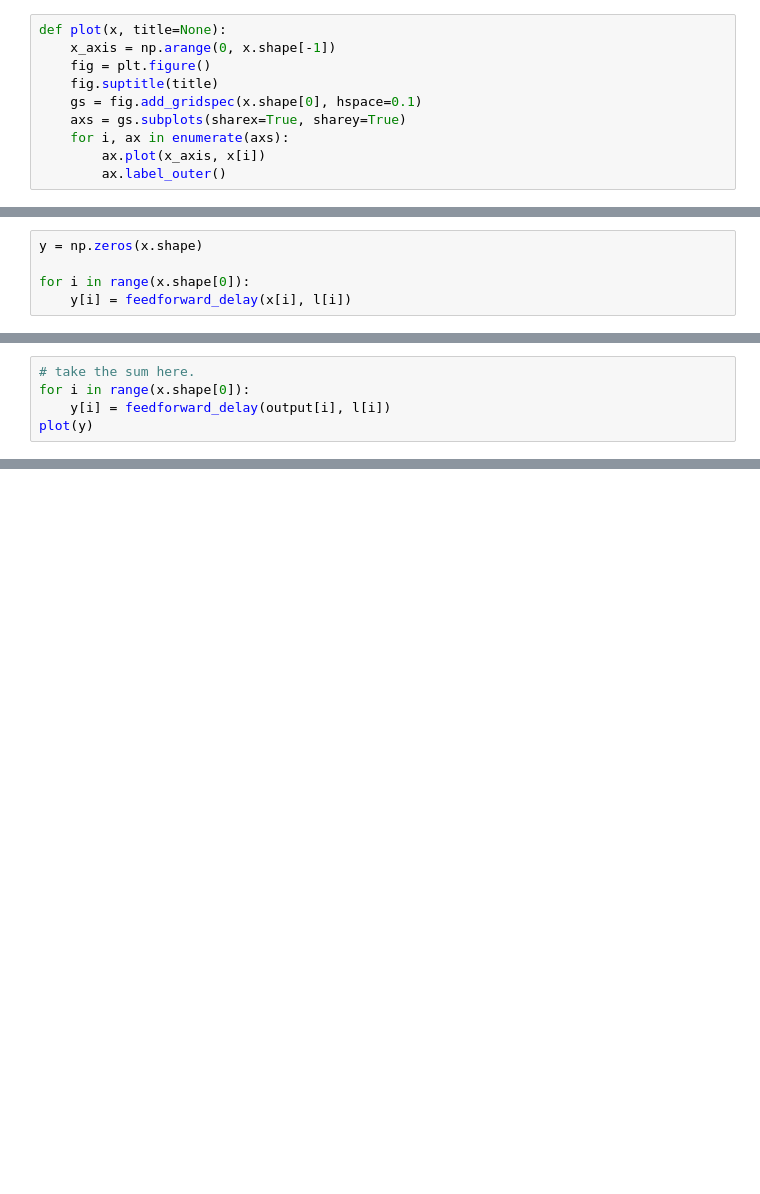
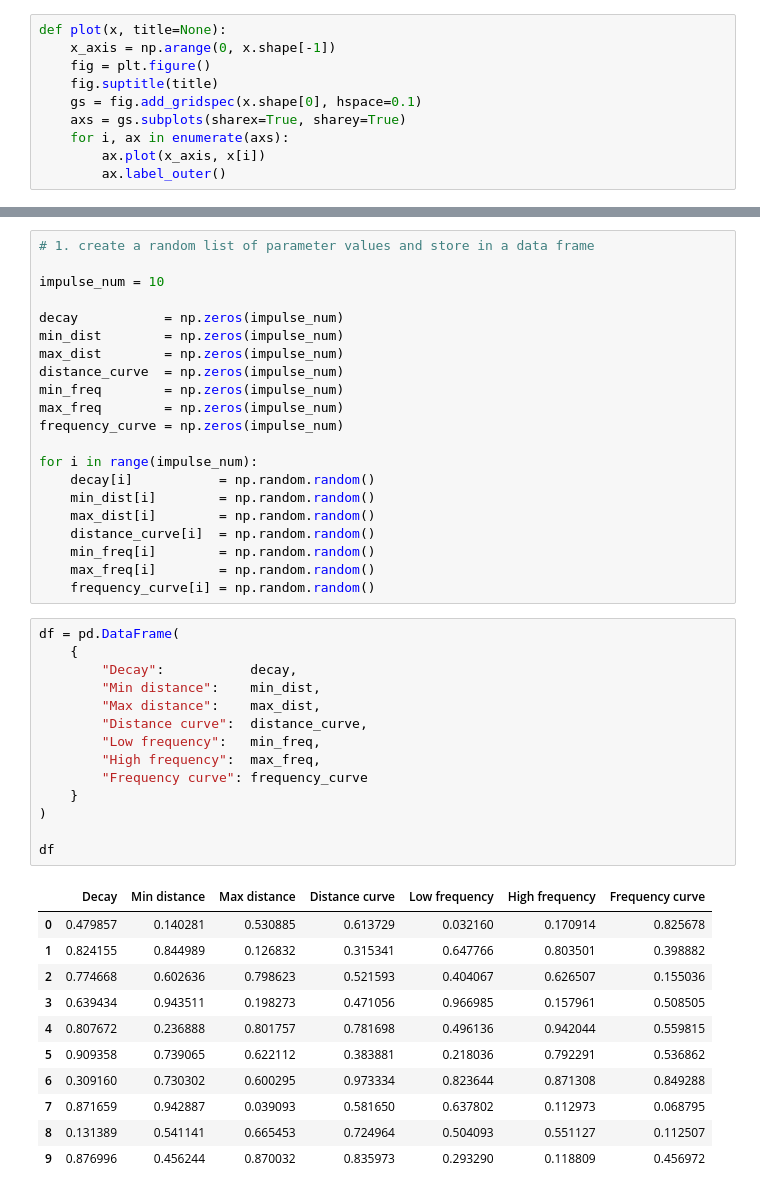
Before and after one commit to wwerkk/DDSP-FDN, a Jupyter notebook: FDN_simple.ipynb, the cells around one changed output, grey strips where cells are left out. Drawn from its saved outputs; the diff is of its cells as text; blank space fills up the shorter version.

Commit message:
Update FDN_simple.ipynb
Normalised values created random impulse responses.

```diff
--- a/FDN_simple.ipynb
+++ b/FDN_simple.ipynb
@@ -117,5 +159,0 @@ x[:, 0] = 1
-# %%
-y = np.zeros(x.shape)
-
-for i in range(x.shape[0]):
-    y[i] = feedforward_delay(x[i], l[i])
@@ -145,5 +159,0 @@ plot(output)
-# %%
-# take the sum here.
-for i in range(x.shape[0]):
-    y[i] = feedforward_delay(output[i], l[i])
-plot(y)
@@ -216 +265,48 @@ x[0] = 1.0
+# %%
+# 1. create a random list of parameter values and store in a data frame
+
+impulse_num = 10
+
+decay           = np.zeros(impulse_num)
+min_dist        = np.zeros(impulse_num)
+max_dist        = np.zeros(impulse_num)
+distance_curve  = np.zeros(impulse_num)
+min_freq        = np.zeros(impulse_num)
+max_freq        = np.zeros(impulse_num)
+frequency_curve = np.zeros(impulse_num)
+
+for i in range(impulse_num):
+    decay[i]           = np.random.random()
+    min_dist[i]        = np.random.random()
+    max_dist[i]        = np.random.random()
+    distance_curve[i]  = np.random.random()
+    min_freq[i]        = np.random.random()
+    max_freq[i]        = np.random.random()
+    frequency_curve[i] = np.random.random()
+# %%
+df = pd.DataFrame(
+    {
+        "Decay":           decay,
+        "Min distance":    min_dist,
+        "Max distance":    max_dist,
+        "Distance curve":  distance_curve,
+        "Low frequency":   min_freq,
+        "High frequency":  max_freq,
+        "Frequency curve": frequency_curve
+    }
+)
+
+df
+# %% [output]
+|  | Decay | Min distance | Max distance | Distance curve | Low frequency | High frequency | Frequency curve |
+| 0 | 0.479857 | 0.140281 | 0.530885 | 0.613729 | 0.032160 | 0.170914 | 0.825678 |
+| 1 | 0.824155 | 0.844989 | 0.126832 | 0.315341 | 0.647766 | 0.803501 | 0.398882 |
+| 2 | 0.774668 | 0.602636 | 0.798623 | 0.521593 | 0.404067 | 0.626507 | 0.155036 |
+| 3 | 0.639434 | 0.943511 | 0.198273 | 0.471056 | 0.966985 | 0.157961 | 0.508505 |
+| 4 | 0.807672 | 0.236888 | 0.801757 | 0.781698 | 0.496136 | 0.942044 | 0.559815 |
+| 5 | 0.909358 | 0.739065 | 0.622112 | 0.383881 | 0.218036 | 0.792291 | 0.536862 |
+| 6 | 0.309160 | 0.730302 | 0.600295 | 0.973334 | 0.823644 | 0.871308 | 0.849288 |
+| 7 | 0.871659 | 0.942887 | 0.039093 | 0.581650 | 0.637802 | 0.112973 | 0.068795 |
+| 8 | 0.131389 | 0.541141 | 0.665453 | 0.724964 | 0.504093 | 0.551127 | 0.112507 |
+| 9 | 0.876996 | 0.456244 | 0.870032 | 0.835973 | 0.293290 | 0.118809 | 0.456972 |
 # %%
```
Also changed, not shown: parts of 35 cells of this notebook.
